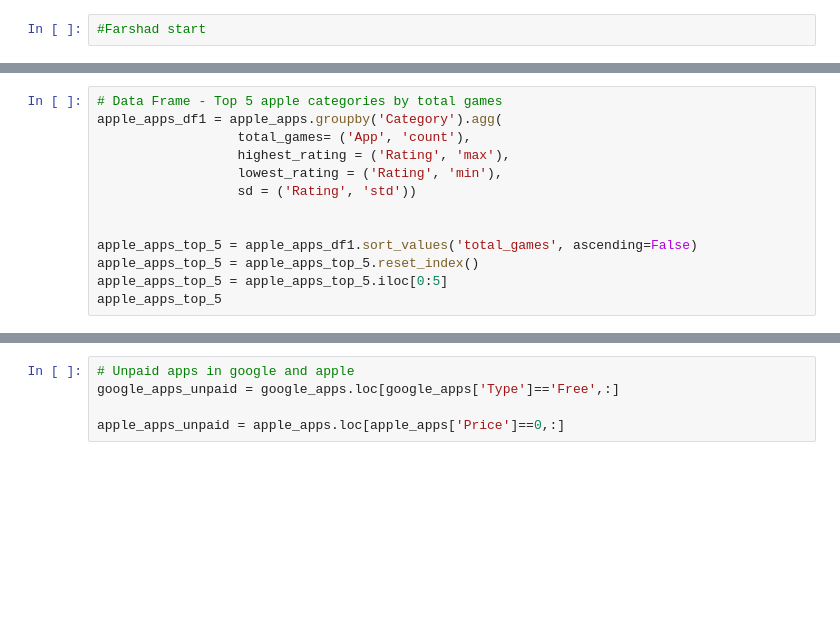
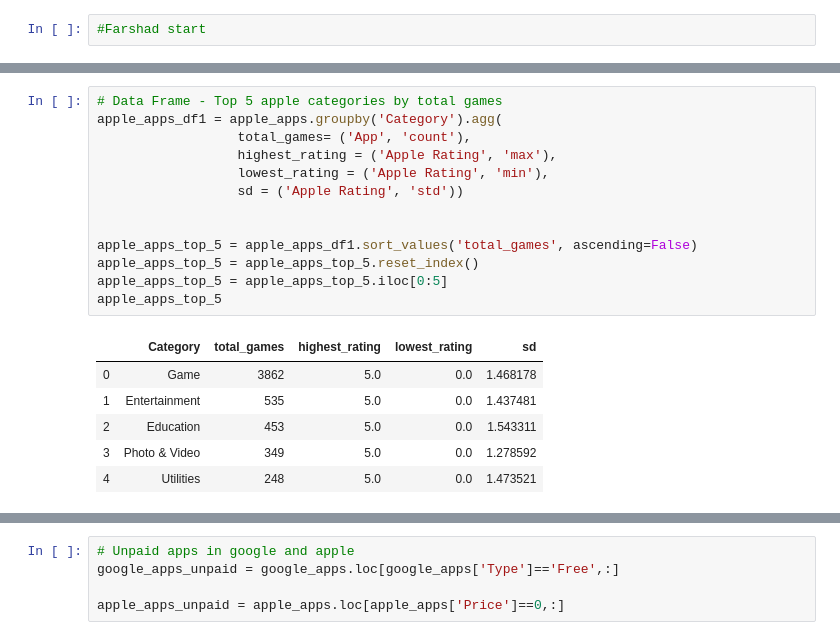
Before and after one commit to esnaaf1/project-one, a Jupyter notebook: TheAppTeamProject1.ipynb, the cells around one changed output, grey strips where cells are left out. Drawn from its saved outputs; the diff is of its cells as text; blank space fills up the shorter version.

```diff
--- a/TheAppTeamProject1.ipynb
+++ b/TheAppTeamProject1.ipynb
@@ -202,16 +365,23 @@ plt.savefig('images/fe_google_top_rating.png')
 # %%
 # Data Frame - Top 5 apple categories by total games
 apple_apps_df1 = apple_apps.groupby('Category').agg(
                   total_games= ('App', 'count'),
-                  highest_rating = ('Rating', 'max'),
-                  lowest_rating = ('Rating', 'min'),
-                  sd = ('Rating', 'std'))
+                  highest_rating = ('Apple Rating', 'max'),
+                  lowest_rating = ('Apple Rating', 'min'),
+                  sd = ('Apple Rating', 'std'))
 
 
 apple_apps_top_5 = apple_apps_df1.sort_values('total_games', ascending=False)
 apple_apps_top_5 = apple_apps_top_5.reset_index()
 apple_apps_top_5 = apple_apps_top_5.iloc[0:5]
 apple_apps_top_5
+# %% [output]
+|  | Category | total_games | highest_rating | lowest_rating | sd |
+| 0 | Game | 3862 | 5.0 | 0.0 | 1.468178 |
+| 1 | Entertainment | 535 | 5.0 | 0.0 | 1.437481 |
+| 2 | Education | 453 | 5.0 | 0.0 | 1.543311 |
+| 3 | Photo & Video | 349 | 5.0 | 0.0 | 1.278592 |
+| 4 | Utilities | 248 | 5.0 | 0.0 | 1.473521 |
 # %%
 # Pie Chart - Top 5 apple category by total games
 labels = apple_apps_top_5['Category']
```
Also changed, not shown: parts of 24 cells of this notebook, 1 other file.
